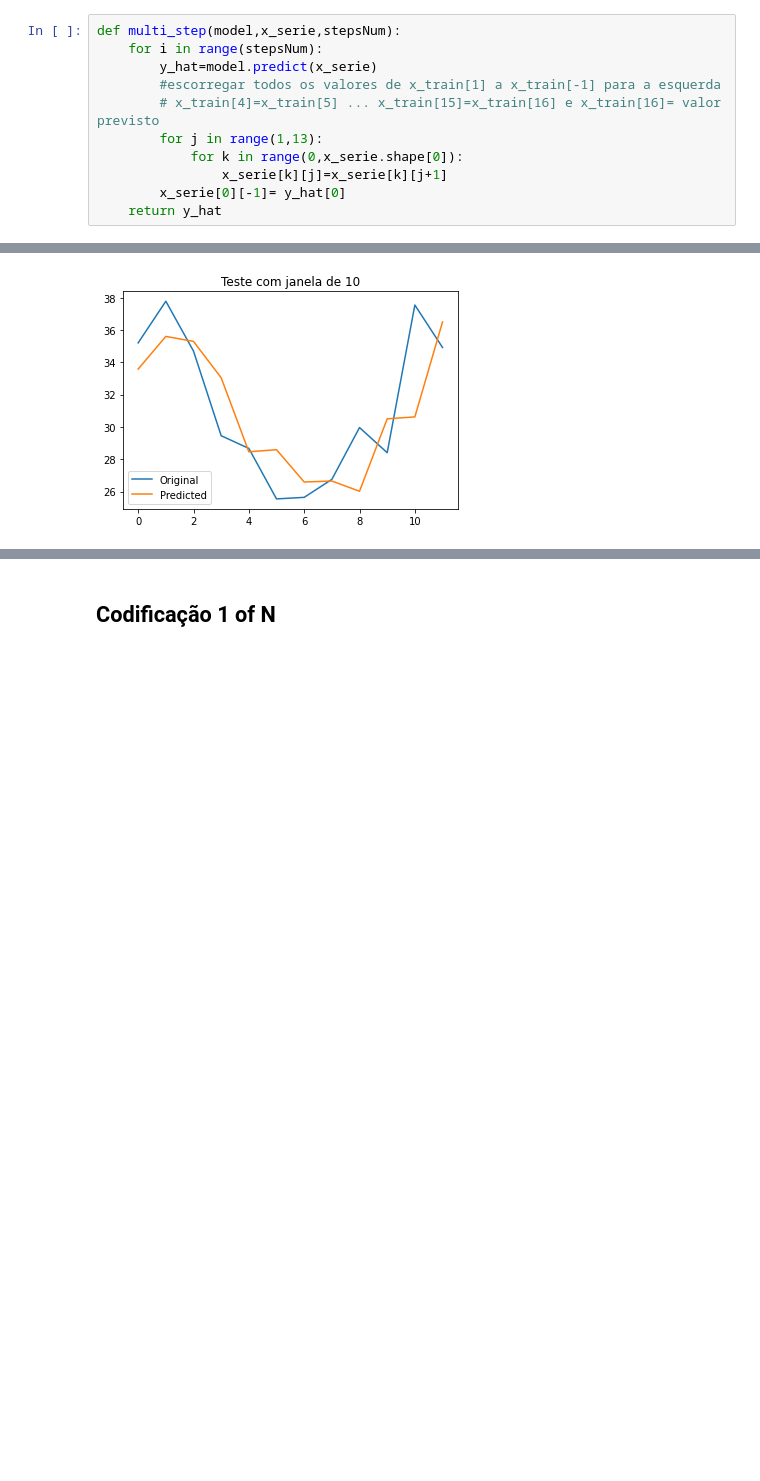
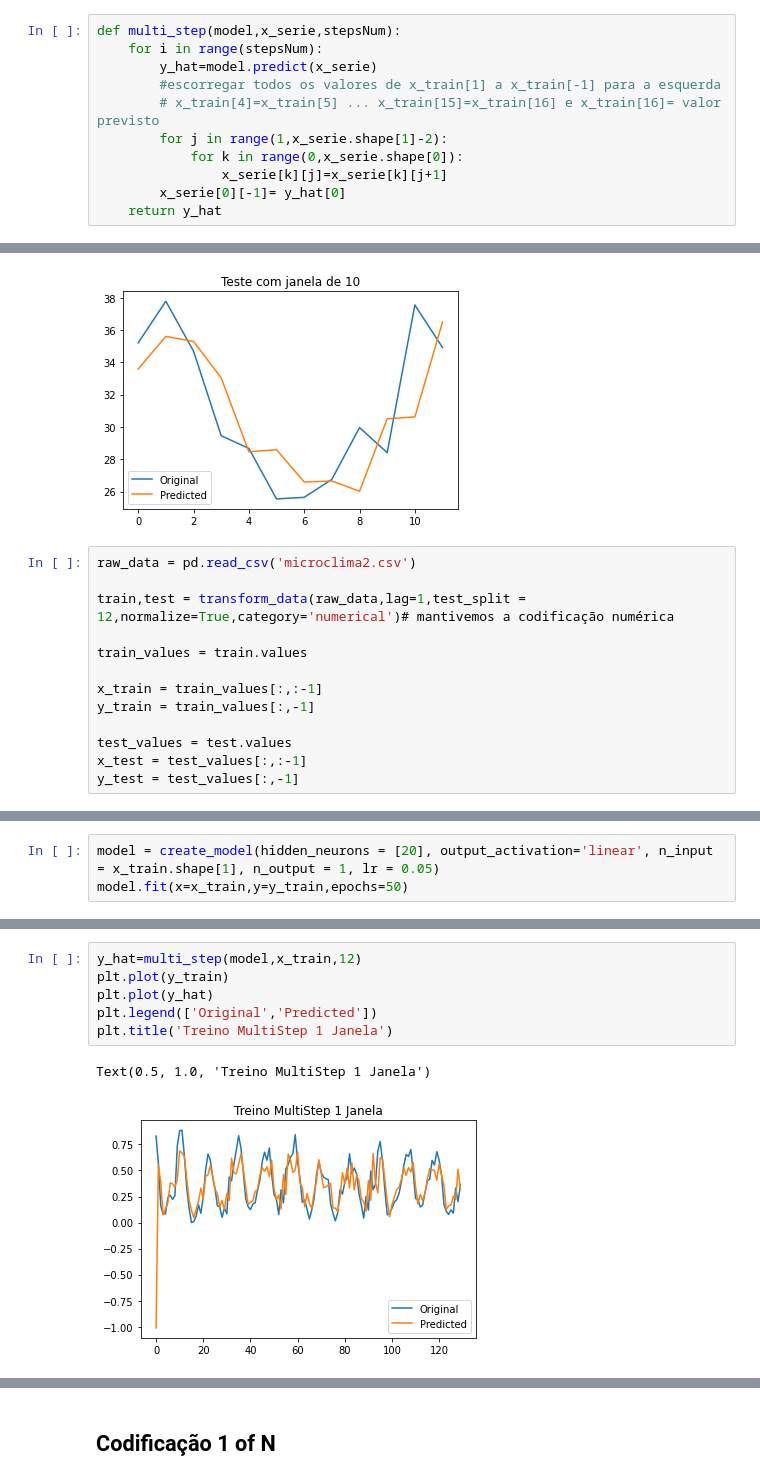
Before and after one commit to MathNog/Trabalhos_ICA, a Jupyter notebook: microclima2/class_pratica2.ipynb, the cells around one changed output, grey strips where cells are left out. Saved outputs shown, nothing was run; the diff lists cells and outputs as text; blank space fills up the shorter version.

```diff
--- a/microclima2/class_pratica2.ipynb
+++ b/microclima2/class_pratica2.ipynb
@@ -440,7 +428,7 @@ def multi_step(model,x_serie,stepsNum):
         y_hat=model.predict(x_serie)
         #escorregar todos os valores de x_train[1] a x_train[-1] para a esquerda
         # x_train[4]=x_train[5] ... x_train[15]=x_train[16] e x_train[16]= valor previsto
-        for j in range(1,13):
+        for j in range(1,x_serie.shape[1]-2):
             for k in range(0,x_serie.shape[0]):
                 x_serie[k][j]=x_serie[k][j+1]
         x_serie[0][-1]= y_hat[0]
@@ -583,3 +573,16 @@ plt.title('Teste com janela de 10')
 # %% [output]
 Text(0.5, 1.0, 'Teste com janela de 10')
 [figure]
+# %%
+raw_data = pd.read_csv('microclima2.csv')
+
+train,test = transform_data(raw_data,lag=1,test_split = 12,normalize=True,category='numerical')# mantivemos a codificação numérica
+
+train_values = train.values
+
+x_train = train_values[:,:-1]
+y_train = train_values[:,-1]
+
+test_values = test.values
+x_test = test_values[:,:-1]
+y_test = test_values[:,-1]
@@ -585,0 +592,3 @@ Text(0.5, 1.0, 'Teste com janela de 10')
+# %%
+model = create_model(hidden_neurons = [20], output_activation='linear', n_input = x_train.shape[1], n_output = 1, lr = 0.05)
+model.fit(x=x_train,y=y_train,epochs=50)
@@ -585,0 +614,9 @@ Text(0.5, 1.0, 'Teste com janela de 10')
+# %%
+y_hat=multi_step(model,x_train,12)
+plt.plot(y_train)
+plt.plot(y_hat)
+plt.legend(['Original','Predicted'])
+plt.title('Treino MultiStep 1 Janela')
+# %% [output]
+Text(0.5, 1.0, 'Treino MultiStep 1 Janela')
+[figure, added]
```
Also changed, not shown: parts of 26 cells of this notebook, 10 other files.
